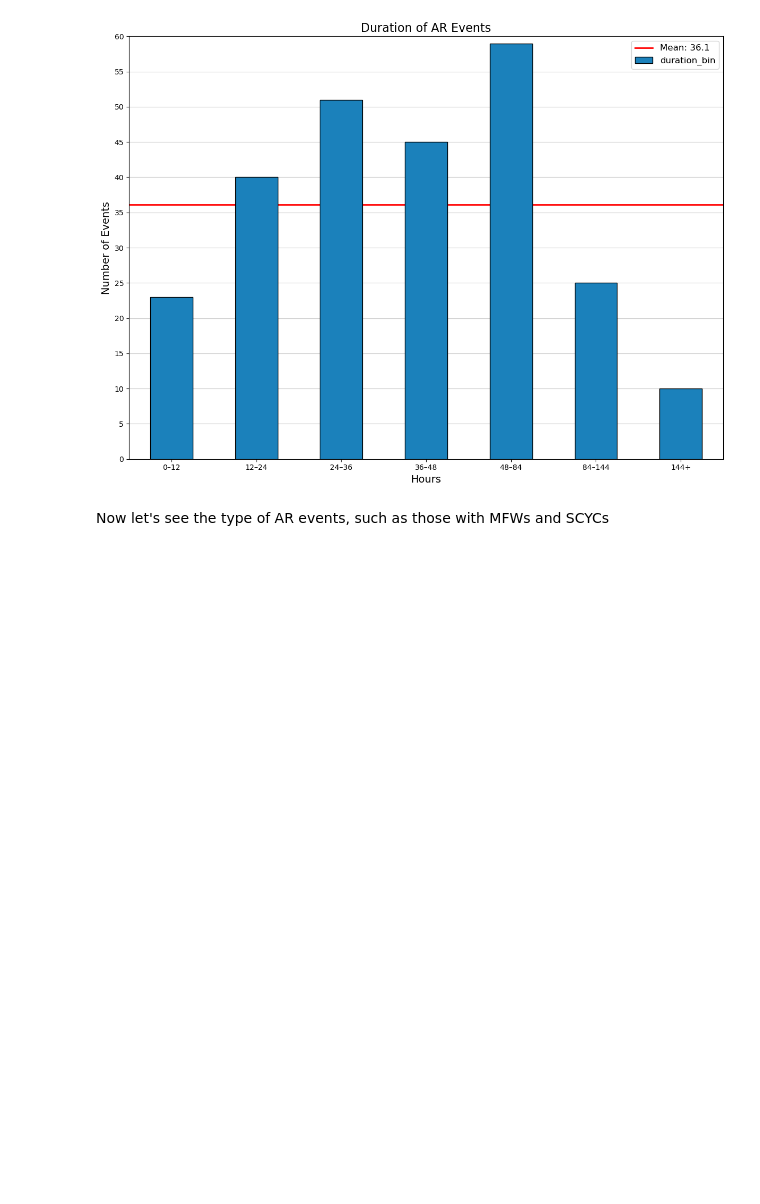
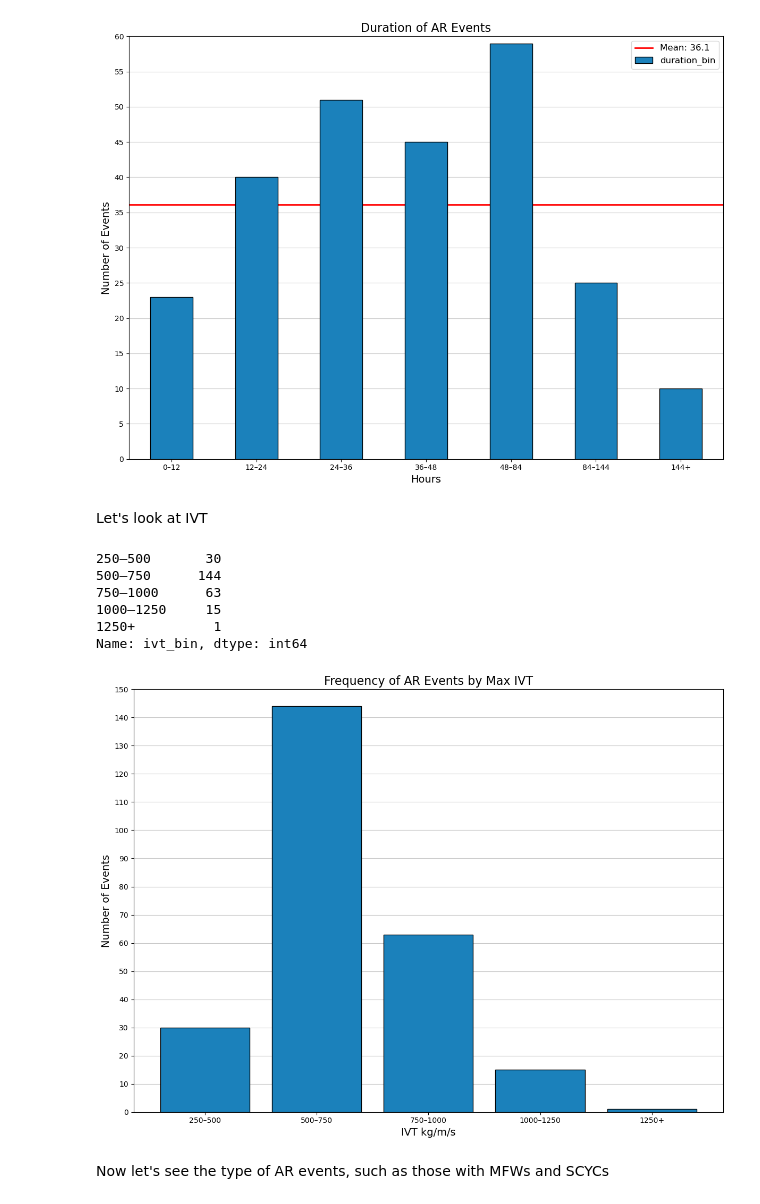
Before and after one commit to anthony-illenden/EAE-598-Project, a Jupyter notebook: figures/jupyter_notebooks/psu_dataset.ipynb, the cells around one changed output. Drawn from its saved outputs; the diff is of its cells as text; code cells hidden in the pictures; blank space fills up the shorter version.

Commit message:
ivt plot

```diff
--- a/figures/jupyter_notebooks/psu_dataset.ipynb
+++ b/figures/jupyter_notebooks/psu_dataset.ipynb
@@ -412,6 +412,37 @@ plt.tight_layout()
 plt.show()
 # %% [output]
 [figure]
+# %% [markdown]
+Let's look at IVT
+# %%
+ivt_bins = [250, 500, 750, 1000, 1250, float('inf')]
+ivt_labels = ['250–500', '500–750', '750–1000', '1000–1250', '1250+']
+df['max_ivt_bin'] = pd.cut(df['maxIVT'], bins=ivt_bins, labels=ivt_labels, right=False)
+ivt_counts = df['ivt_bin'].value_counts().sort_index()
+ivt_counts
+# %% [output]
+250–500       30
+500–750      144
+750–1000      63
+1000–1250     15
+1250+          1
+Name: ivt_bin, dtype: int64
+# %%
+plt.figure(figsize=(12, 9))
+bars = plt.bar(ivt_counts.index, ivt_counts, color='#1b81bb', edgecolor='black', zorder=99)
+
+# Add plot details
+plt.title('Frequency of AR Events by Max IVT', fontsize=16)
+plt.xlabel('IVT kg/m/s', fontsize=14)
+plt.ylabel('Number of Events', fontsize=14)
+plt.ylim(0, 150)
+plt.yticks(range(0, 151, 10))
+plt.xticks(rotation=0)
+plt.grid(axis='y', alpha=0.7, zorder=0)
+plt.tight_layout()
+plt.show()
+# %% [output]
+[figure, added]
 # %% [markdown]
 Now let's see the type of AR events, such as those with MFWs and SCYCs
 # %%
```
